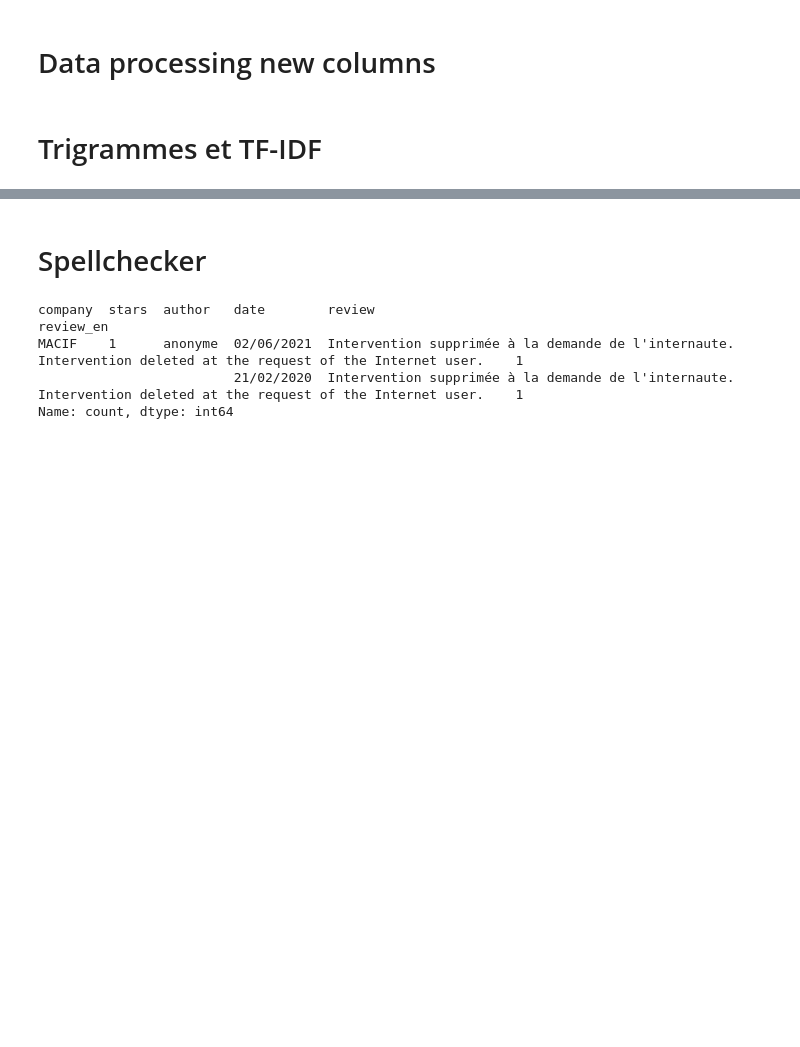
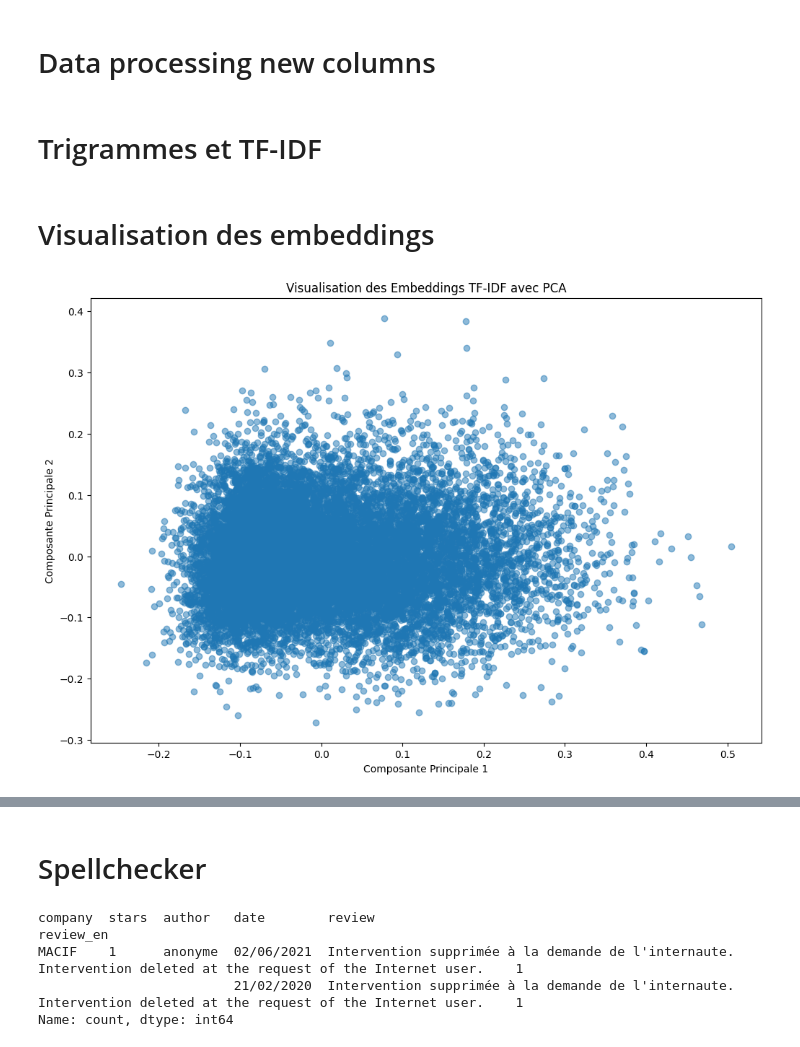
Before and after one commit to LisaLOUNIS/NLP, a Jupyter notebook: project2.ipynb, the cells around one changed output, grey strips where cells are left out. Saved outputs shown, nothing was run; the diff lists cells and outputs as text; code cells hidden in the pictures; blank space fills up the shorter version.

```diff
--- a/project2.ipynb
+++ b/project2.ipynb
@@ -252,3 +237,17 @@ vectorizer = TfidfVectorizer()
 
 # Appliquer TF-IDF aux trigrammes joints
 tfidf_matrix = vectorizer.fit_transform(all_data['trigrammes_joined'])
+# %% [markdown]
+# Visualisation des embeddings
+# %%
+pca = PCA(n_components=2)
+reduced_embeddings = pca.fit_transform(tfidf_matrix.toarray())
+
+plt.figure(figsize=(12, 8))
+plt.scatter(reduced_embeddings[:, 0], reduced_embeddings[:, 1], alpha=0.5)
+plt.title('Visualisation des Embeddings TF-IDF avec PCA')
+plt.xlabel('Composante Principale 1')
+plt.ylabel('Composante Principale 2')
+plt.show()
+# %% [output]
+[figure, added]
```
Also changed, not shown: parts of 6 cells of this notebook, 1 other file.
